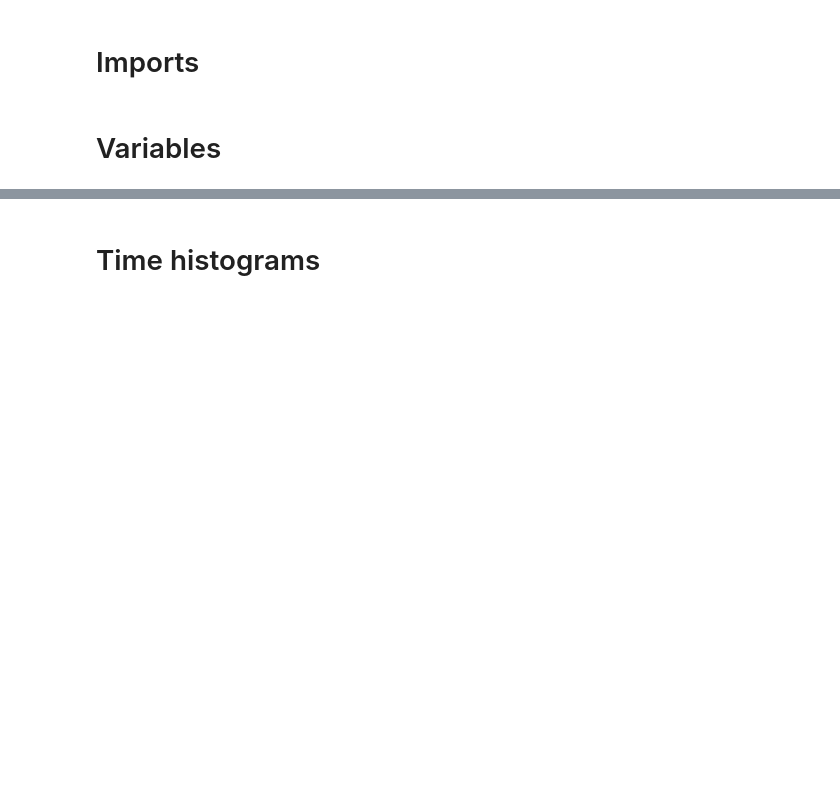
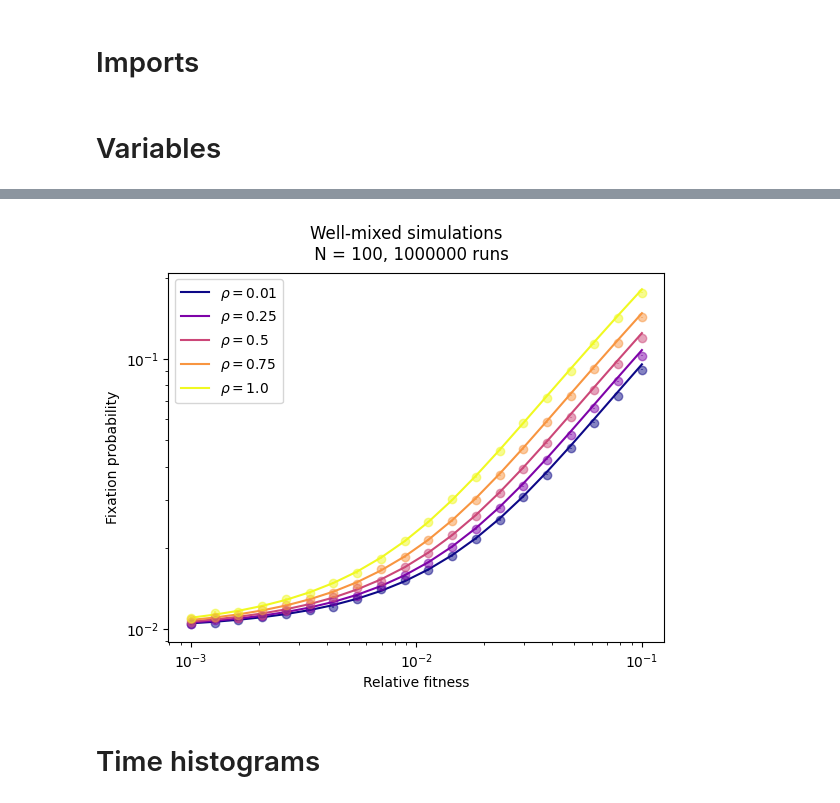
Before and after one commit to Bitbol-Lab/partial_sampling_spatially_structured_population, a Jupyter notebook: run.ipynb, the cells around one changed output, grey strips where cells are left out. Drawn from its saved outputs; the diff is of its cells as text; code cells hidden in the pictures; blank space fills up the shorter version.

```diff
--- a/run.ipynb
+++ b/run.ipynb
@@ -13,0 +22,17 @@ from scipy.optimize import curve_fit
+# %%
+prefix = 'wm_paper'
+results_dir = 'results/wm/'
+
+num = 20
+nb_M_values = 5
+
+
+
+type = 'wm_sim'
+N = 100
+M_range = [1] + [i*N//(nb_M_values-1) for i in range(1,nb_M_values)]
+log_s_min = -3
+log_s_max = -1
+#nb_trajectories = 1000  #1k_runs
+#nb_trajectories = 10000  #10k_runs
+nb_trajectories = 1000000  #1M_runs
@@ -14,3 +51,9 @@ from scipy.optimize import curve_fit
+# %%
+from visualization import WM_paper
+
+WM_paper(prefix, 0, len(M_range)-1, results_dir)
+# %% [output]
+[figure, added]
 # %% [markdown]
 # Time histograms
 # %%
```
Also changed, not shown: parts of 24 cells of this notebook, 5 other files.
